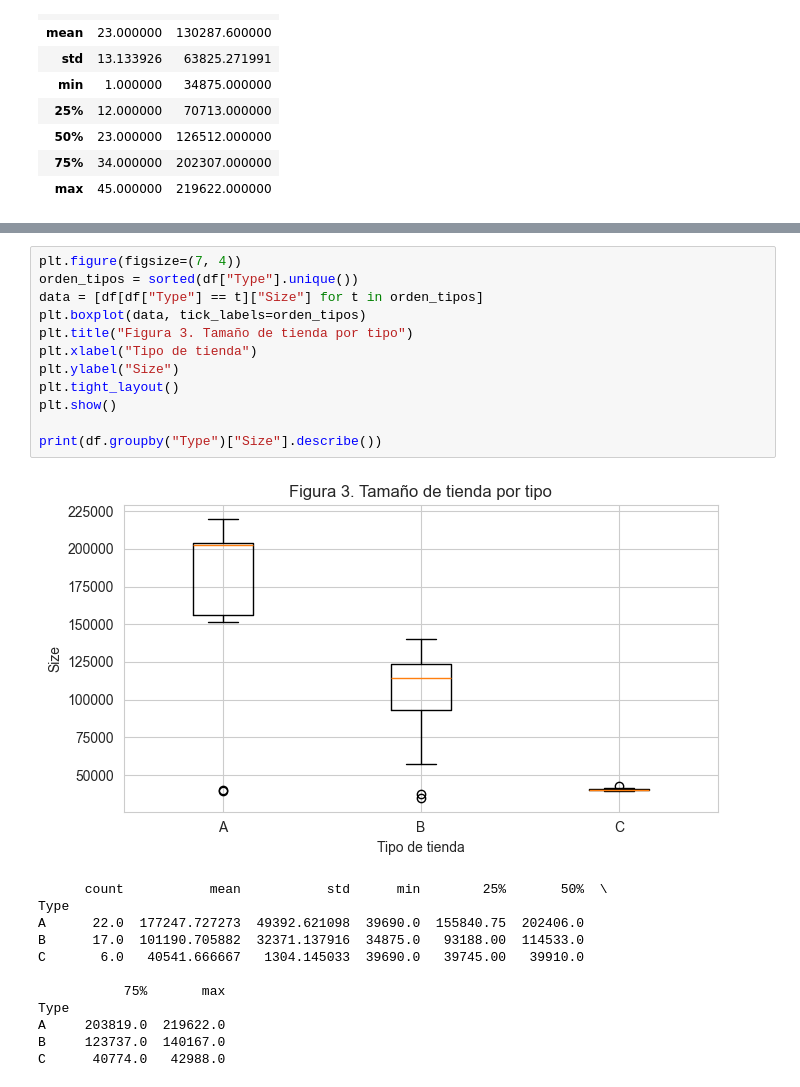
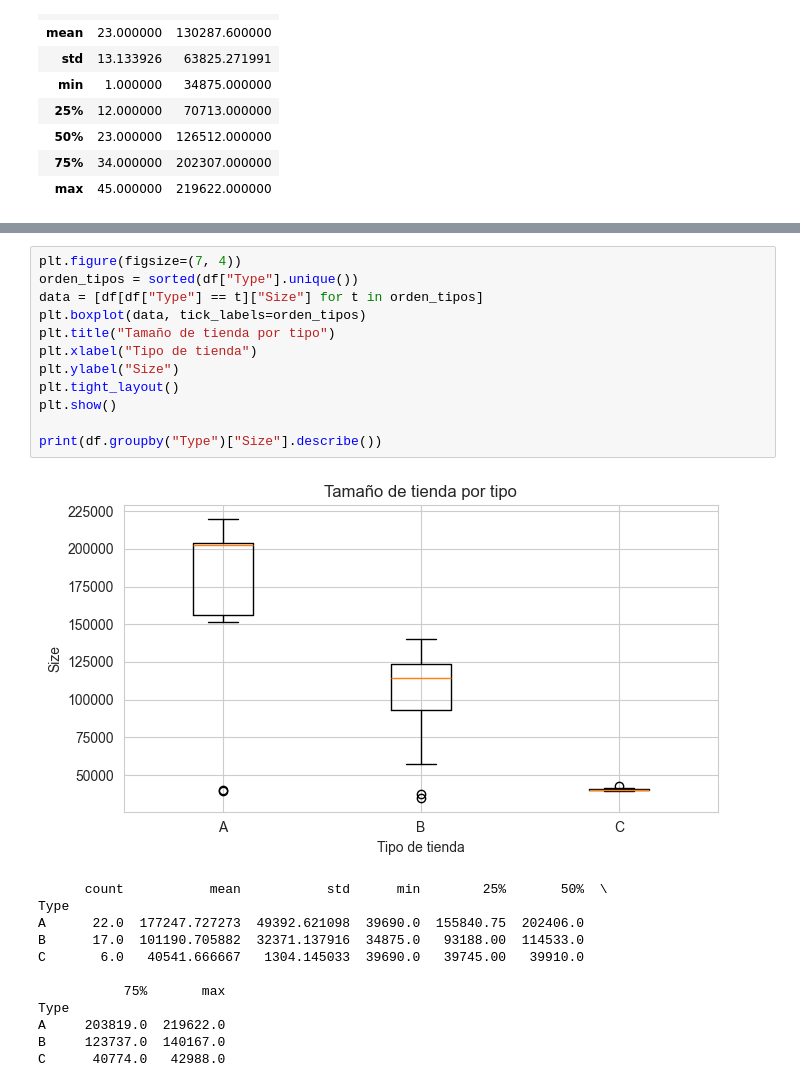
Before and after one commit to Humbert060999/Walmart_project, a Jupyter notebook: notebooks/02_eda_stores.ipynb, the cells around one changed output, grey strips where cells are left out. Drawn from its saved outputs; the diff is of its cells as text.

```diff
--- a/notebooks/02_eda_stores.ipynb
+++ b/notebooks/02_eda_stores.ipynb
@@ -158,17 +141,17 @@ Esto confirma (o refuta) la hipótesis de que el tipo de tienda está asociado a
 # %%
 plt.figure(figsize=(7, 4))
 orden_tipos = sorted(df["Type"].unique())
 data = [df[df["Type"] == t]["Size"] for t in orden_tipos]
 plt.boxplot(data, tick_labels=orden_tipos)
-plt.title("Figura 3. Tamaño de tienda por tipo")
+plt.title("Tamaño de tienda por tipo")
 plt.xlabel("Tipo de tienda")
 plt.ylabel("Size")
 plt.tight_layout()
 plt.show()
 
 print(df.groupby("Type")["Size"].describe())
 # %% [output]
-[figure, old version]
+[figure, new version]
       count           mean           std      min        25%       50%  \
 Type
 A      22.0  177247.727273  49392.621098  39690.0  155840.75  202406.0
```
Also changed, not shown: parts of 10 cells of this notebook.
